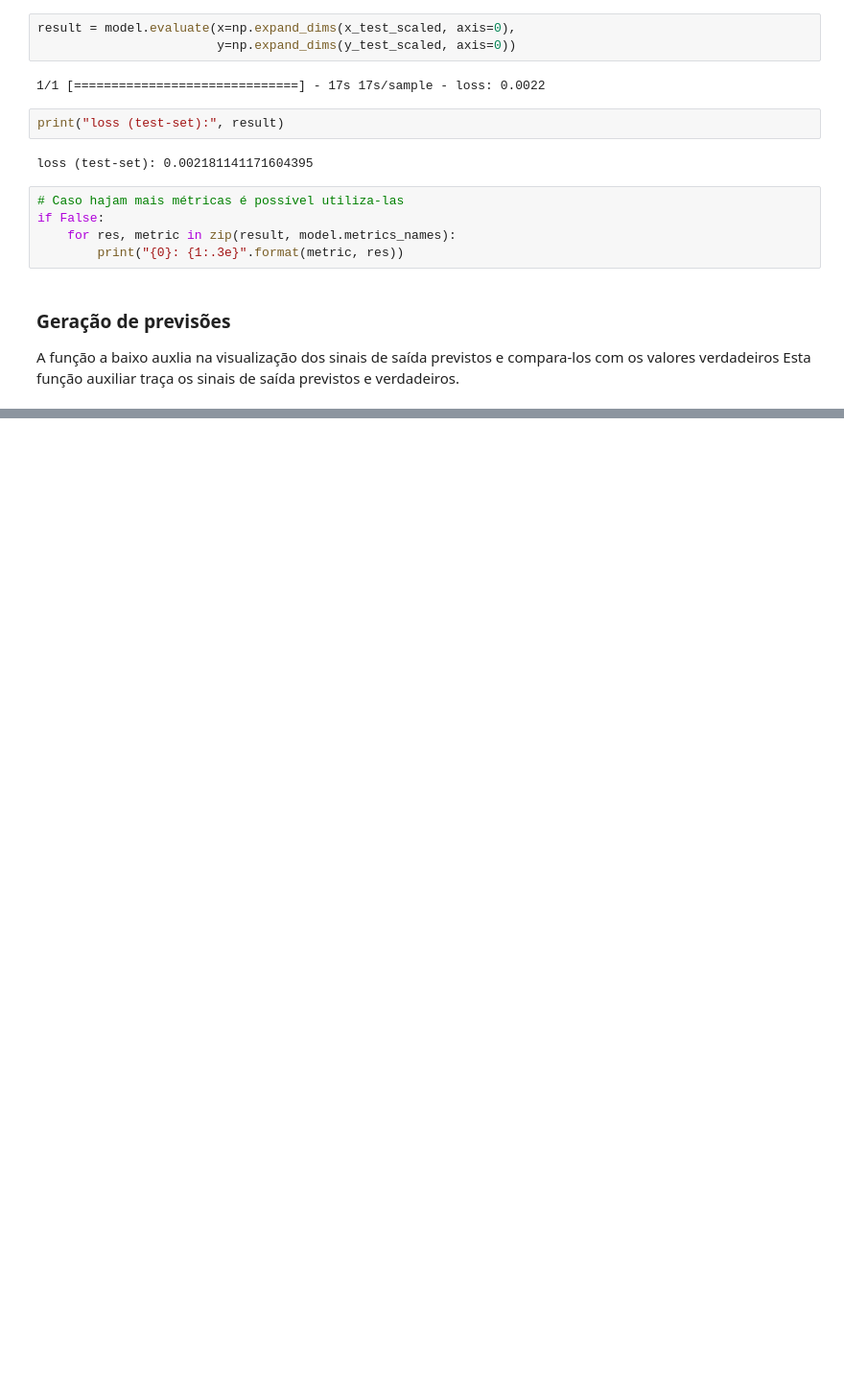
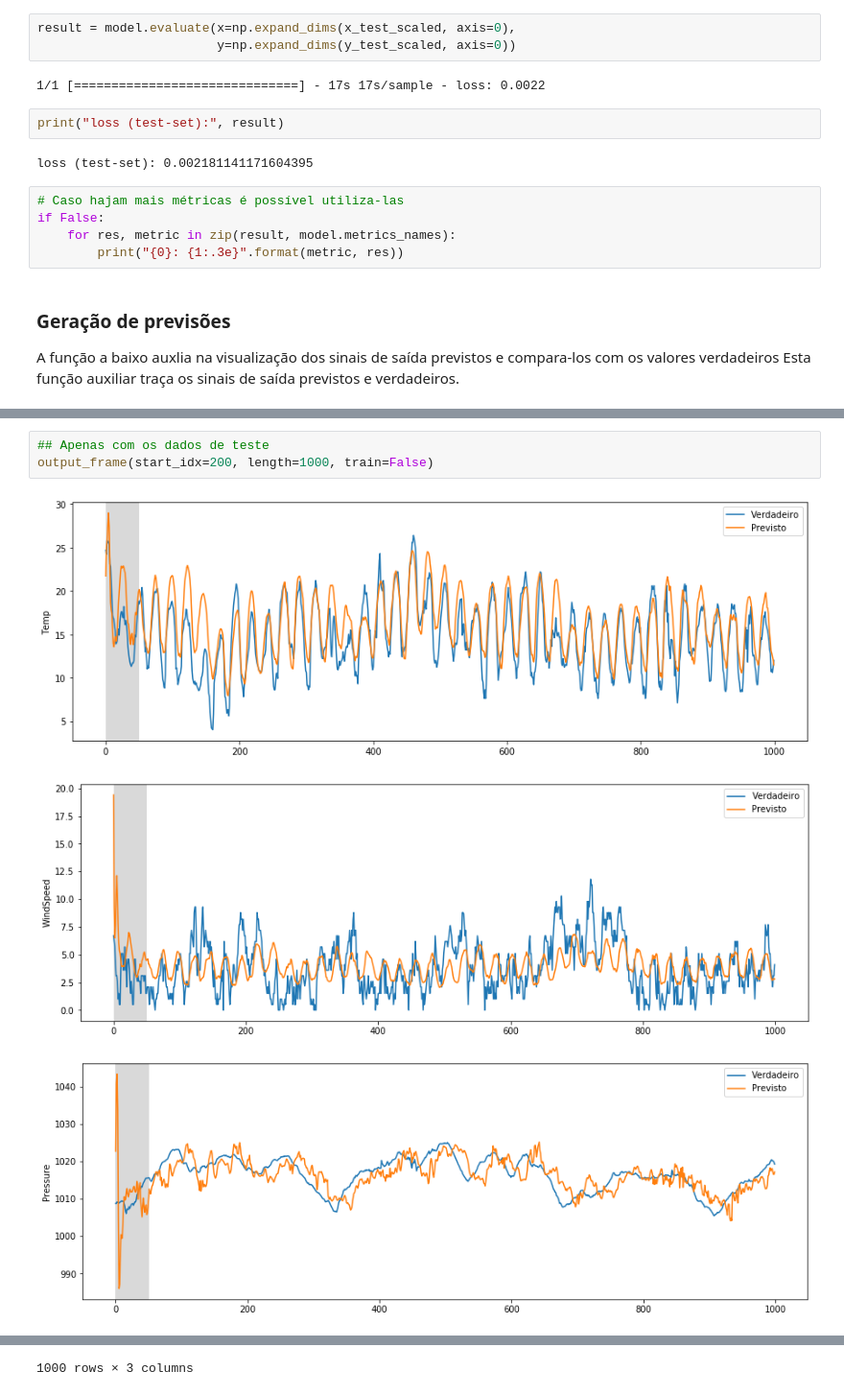
Before and after one commit to helvecioneto/CAP-351, a Jupyter notebook: 05-RNN.ipynb, the cells around one changed output, grey strips where cells are left out. Shown at 96% size. Saved outputs shown, nothing was run; the diff lists cells and outputs as text; blank space fills up the shorter version.

```diff
--- a/05-RNN.ipynb
+++ b/05-RNN.ipynb
@@ -817,0 +798,7 @@ array(['1981-04-22T03:00:00.000000000', '1981-04-22T04:00:00.000000000',
+# %%
+## Apenas com os dados de teste
+output_frame(start_idx=200, length=1000, train=False)
+# %% [output]
+[figure, added]
+[figure, added]
+[figure, added]
@@ -817,0 +818 @@ array(['1981-04-22T03:00:00.000000000', '1981-04-22T04:00:00.000000000',
+1000 rows × 3 columns
```
Also changed, not shown: parts of 9 cells of this notebook.
